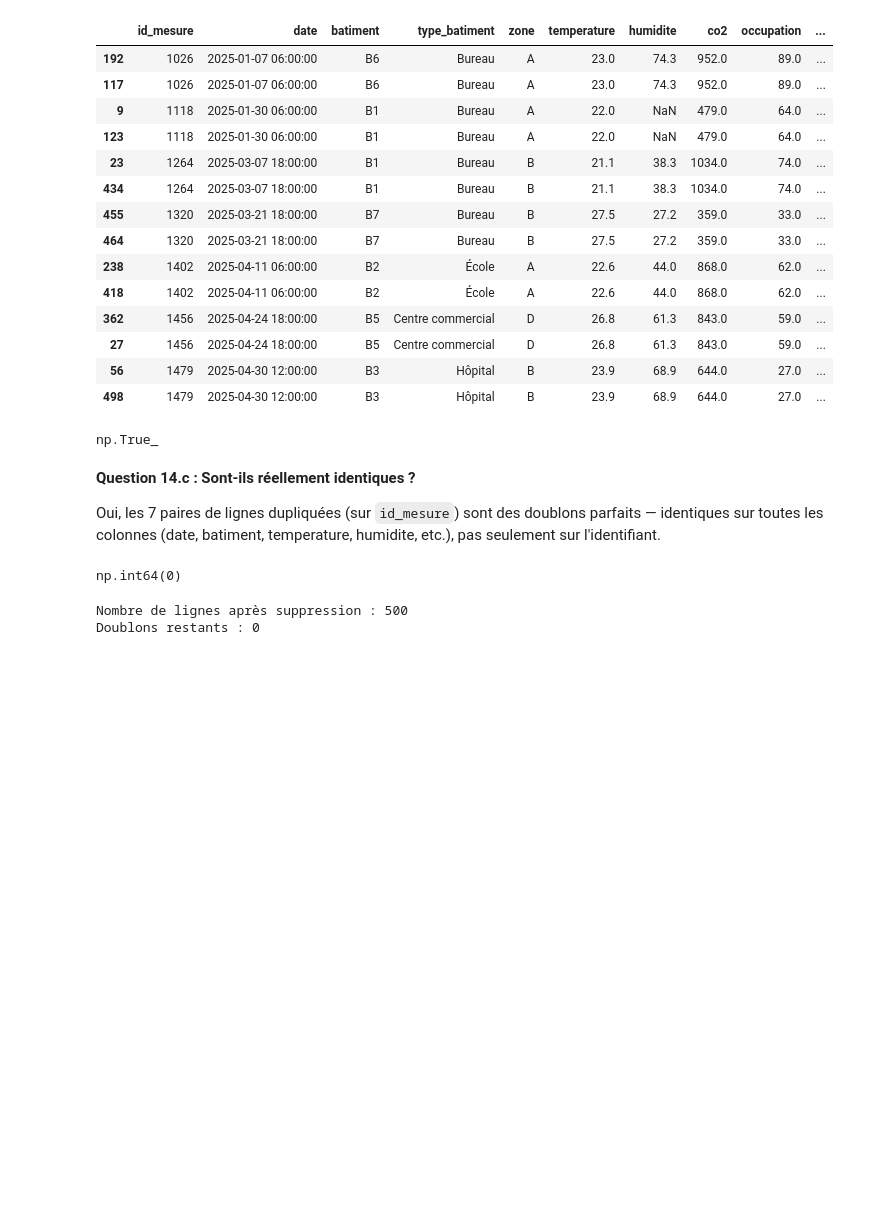
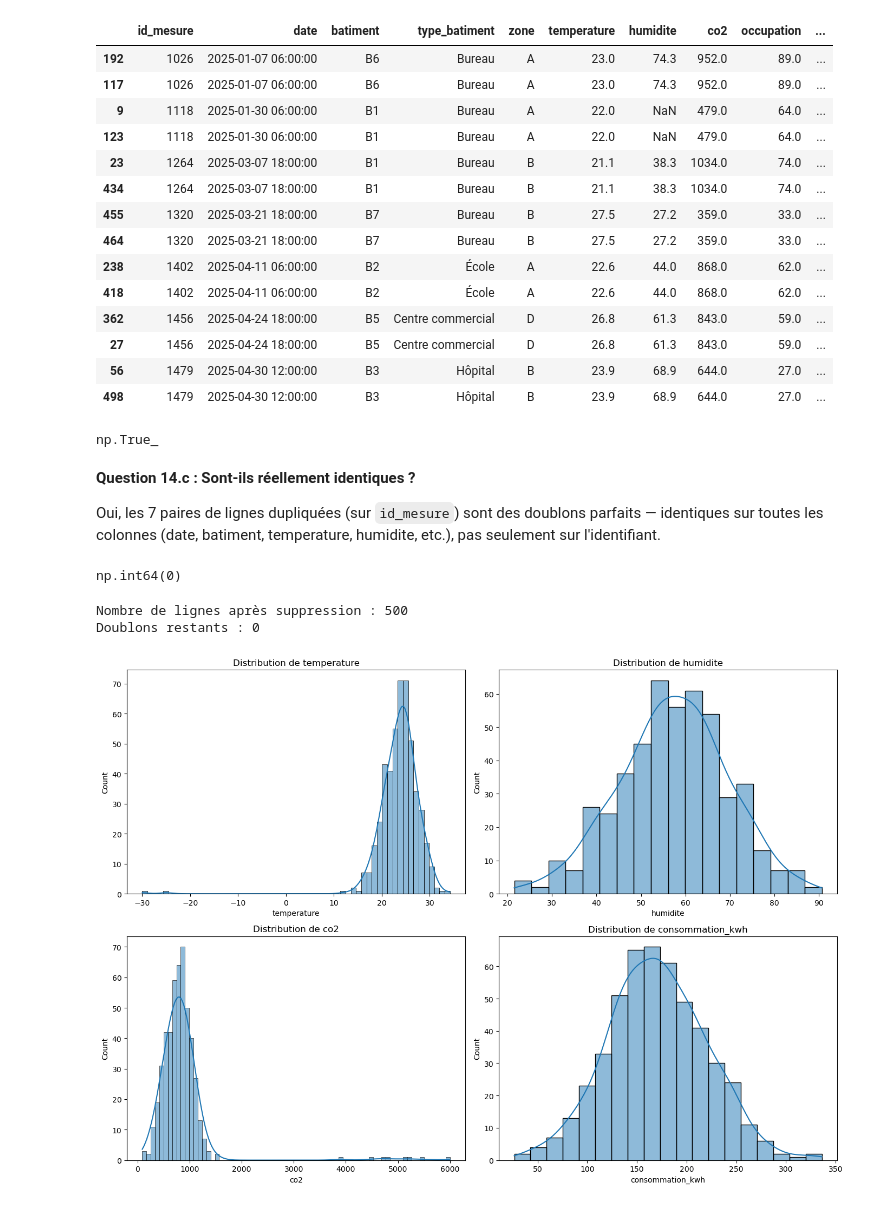
Before and after one commit to Atou-D10/atelier_prepa_donnees_tab, a Jupyter notebook: notebooks/atelier_prepa_donnees_tab.ipynb, the cells around one changed output. Drawn from its saved outputs; the diff is of its cells as text; code cells hidden in the pictures; blank space fills up the shorter version.

Commit message:
Partie 1 - Q15a: analyse de la symétrie des distributions

```diff
--- a/notebooks/atelier_prepa_donnees_tab.ipynb
+++ b/notebooks/atelier_prepa_donnees_tab.ipynb
@@ -362,3 +362,16 @@ print("Doublons restants :", df.duplicated().sum())
 # %% [output]
 Nombre de lignes après suppression : 500
 Doublons restants : 0
+# %%
+# Question 15 : Visualiser les distributions (température, humidité, CO2, consommation)
+fig, axes = plt.subplots(2, 2, figsize=(14, 10))
+variables = ['temperature', 'humidite', 'co2', 'consommation_kwh']
+
+for ax, var in zip(axes.flatten(), variables):
+    sns.histplot(df[var], kde=True, ax=ax)
+    ax.set_title(f'Distribution de {var}')
+
+plt.tight_layout()
+plt.show()
+# %% [output]
+[figure, added]
```
Also changed, not shown: parts of 2 cells of this notebook.
